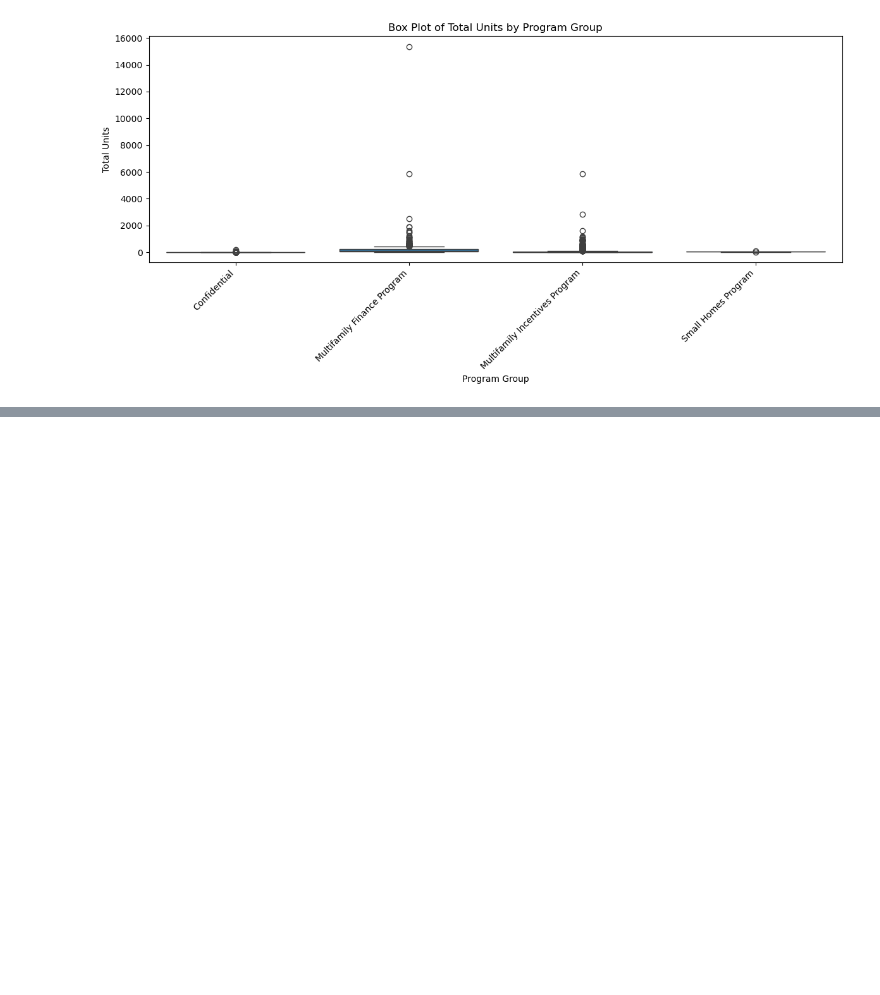
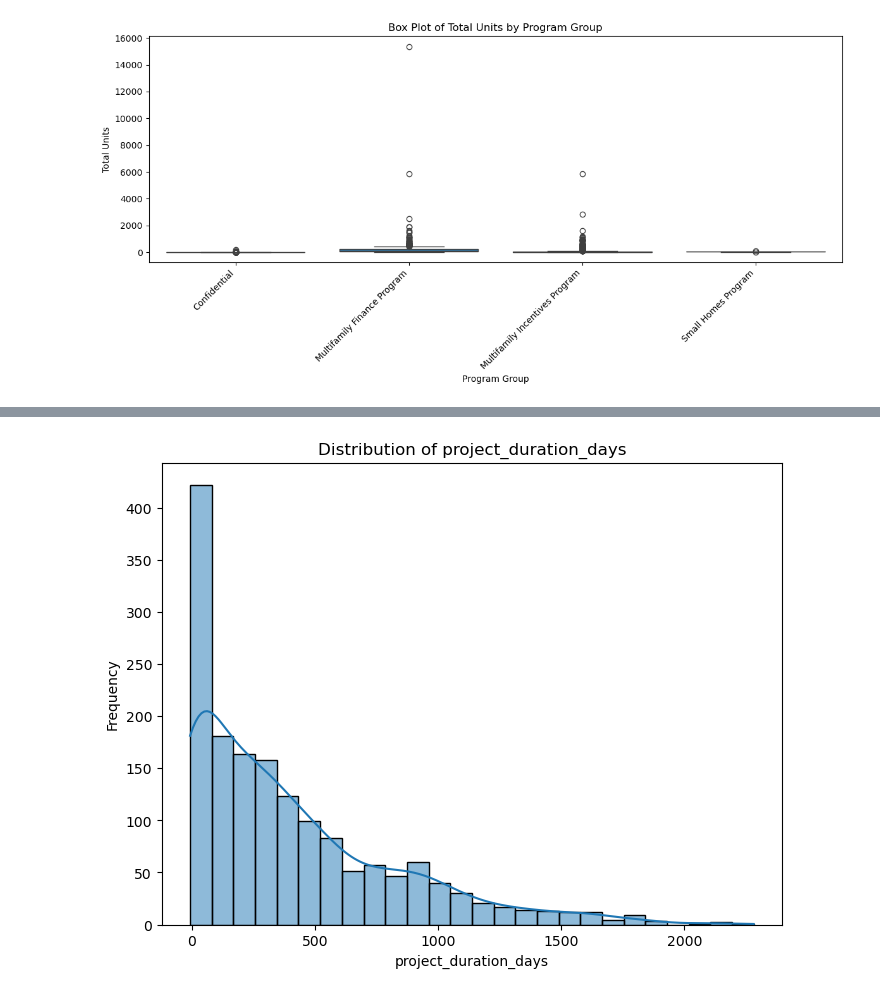
Before and after one commit to josuesimon/Phase1_Portfolio, a Jupyter notebook: Notebooks/christina_eda.ipynb, the cells around one changed output, grey strips where cells are left out. Drawn from its saved outputs; the diff is of its cells as text; code cells hidden in the pictures; blank space fills up the shorter version.

```diff
--- a/Notebooks/christina_eda.ipynb
+++ b/Notebooks/christina_eda.ipynb
@@ -148,0 +151,11 @@ plt.show()
+# %%
+#Create a new project duration variable
+df['project_start_date'] = pd.to_datetime(df['project_start_date'], errors='coerce')
+df['project_completion_date'] = pd.to_datetime(df['project_completion_date'], errors='coerce')
+
+df['project_duration_days'] = (df['project_completion_date'] - df['project_start_date']).dt.days
+
+df.dropna(subset=['project_duration_days'], inplace=True)
+
+print(df[['project_name', 'project_start_date', 'project_completion_date', 'project_duration_days']])
+df.head()
@@ -148,0 +186,13 @@ plt.show()
+# %%
+# Visualize distributions new numerical columns (histograms)
+numerical_cols = ['project_duration_days']
+
+for col in numerical_cols:
+    plt.figure(figsize=(8, 6))
+    sns.histplot(df[col], kde=True)
+    plt.title(f'Distribution of {col}')
+    plt.xlabel(col)
+    plt.ylabel('Frequency')
+    plt.show()
+# %% [output]
+[figure, added]
```
Also changed, not shown: parts of 6 cells of this notebook.
